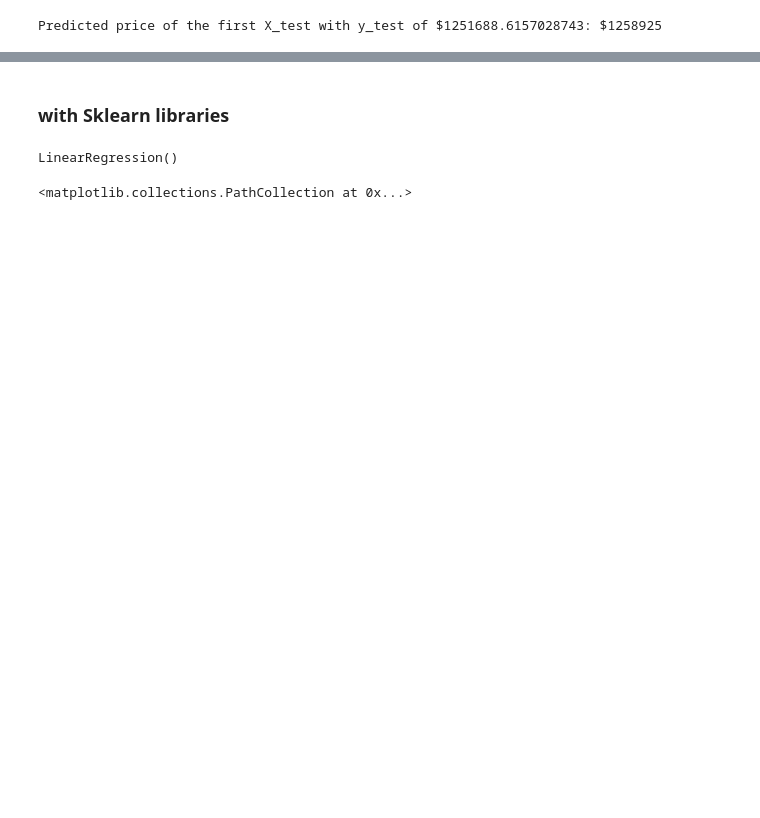
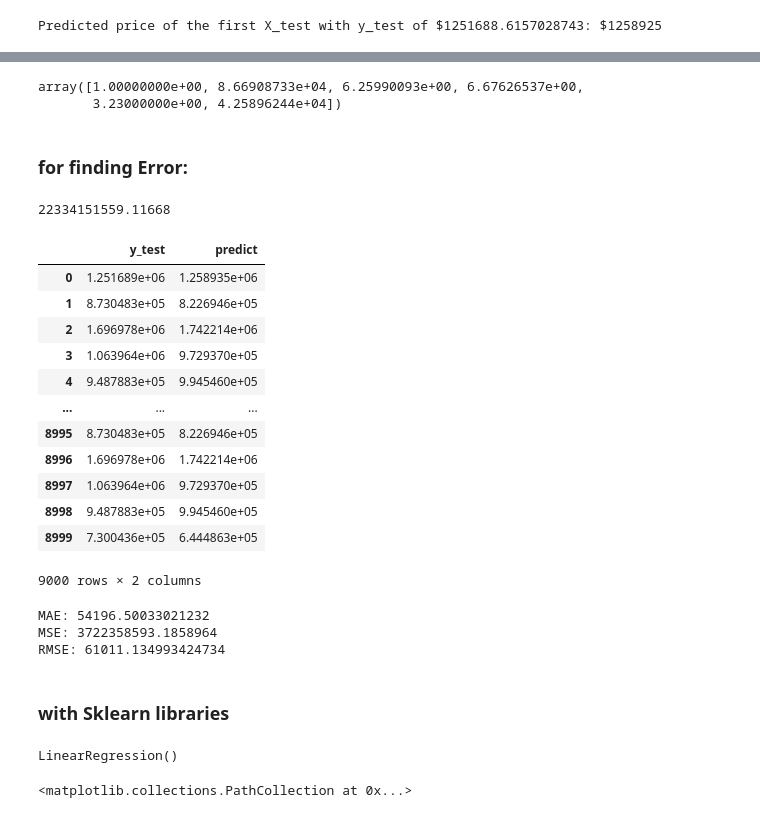
Before and after one commit to lalesafarzade/machin-learning-projects, a Jupyter notebook: linear-regression-multi-variable/Linear-regression-multi.ipynb, the cells around one changed output, grey strips where cells are left out. Saved outputs shown, nothing was run; the diff lists cells and outputs as text; code cells hidden in the pictures; blank space fills up the shorter version.

```diff
--- a/linear-regression-multi-variable/Linear-regression-multi.ipynb
+++ b/linear-regression-multi-variable/Linear-regression-multi.ipynb
@@ -175,0 +199,12 @@ Predicted price of the first X_test with y_test of $1251688.6157028743: $1258925
+# %%
+theta = normalEqn(X_train_2, y_train_2);
+
+# Display normal equation's result
+print('Theta computed from the normal equations: {:s}'.format(str(theta)));
+
+def h(theta,X): #Linear hypothesis function
+    return np.dot(X,theta)
+price = float(h(theta,[1,66774.99581728588, 5.717143201084843, 7.795214820544994, 4.32,36788.98032695149])) # You should change this
+
+
+print('Predicted price of the first X_test with y_test of $1251688.6157028743: ${:.0f}'.format(price))
@@ -176,2 +219,64 @@ Predicted price of the first X_test with y_test of $1251688.6157028743: $1258925
+# %%
+X_train_2[0]
+# %% [output]
+array([1.00000000e+00, 8.66908733e+04, 6.25990093e+00, 6.67626537e+00,
+       3.23000000e+00, 4.25896244e+04])
+# %% [markdown]
+### for finding Error:
+# %%
+m = y_test.size
+# Add intercept term to X
+X_test_2 = np.concatenate([np.ones((m, 1)), X_test], axis=1).astype(float)
+y_test_2 = y_test.reshape(len(y_test),1).astype(float)
+# %%
+def h(theta,X): #Linear hypothesis function
+    return np.dot(X,theta)
+# %%
+theta = normalEqn(X_train_2,y_train_2)
+m = y_test.size
+y_tst=[]
+er=[]
+pred=[]
+for i in range(y_test_2.shape[0]):
+
+    for index,j in enumerate(X_test_2[i]):
+        y=y_test_2[index][0]
+        y_tst.append(y)
+        p=float(h(theta,[X_test_2[index][0],X_test_2[index][1],X_test_2[index][2],X_test_2[index][3],
+        X_test_2[index][4],X_test_2[index][5]]))
+        pred.append(p)
+        er.append((y-p)**2)
+
+MSE=1/m*sum(er)
+
+print(MSE)
+# %% [output]
+22334151559.11668
+# %%
+df = pd.DataFrame(list(zip(y_tst,pred)),
+               columns =['y_test', 'predict'])
+df
+# %% [output]
+|  | y_test | predict |
+| 0 | 1.251689e+06 | 1.258935e+06 |
+| 1 | 8.730483e+05 | 8.226946e+05 |
+| 2 | 1.696978e+06 | 1.742214e+06 |
+| 3 | 1.063964e+06 | 9.729370e+05 |
+| 4 | 9.487883e+05 | 9.945460e+05 |
+| ... | ... | ... |
+| 8995 | 8.730483e+05 | 8.226946e+05 |
+| 8996 | 1.696978e+06 | 1.742214e+06 |
+| 8997 | 1.063964e+06 | 9.729370e+05 |
+| 8998 | 9.487883e+05 | 9.945460e+05 |
+| 8999 | 7.300436e+05 | 6.444863e+05 |
+9000 rows × 2 columns
+# %%
+print('MAE:', metrics.mean_absolute_error(y_tst, pred))
+print('MSE:', metrics.mean_squared_error(y_tst, pred))
+print('RMSE:', np.sqrt(metrics.mean_squared_error(y_tst, pred)))
+# %% [output]
+MAE: 54196.50033021232
+MSE: 3722358593.1858964
+RMSE: 61011.134993424734
 # %% [markdown]
 ### with Sklearn libraries
```
Also changed, not shown: parts of 13 cells of this notebook, 7 other files.
